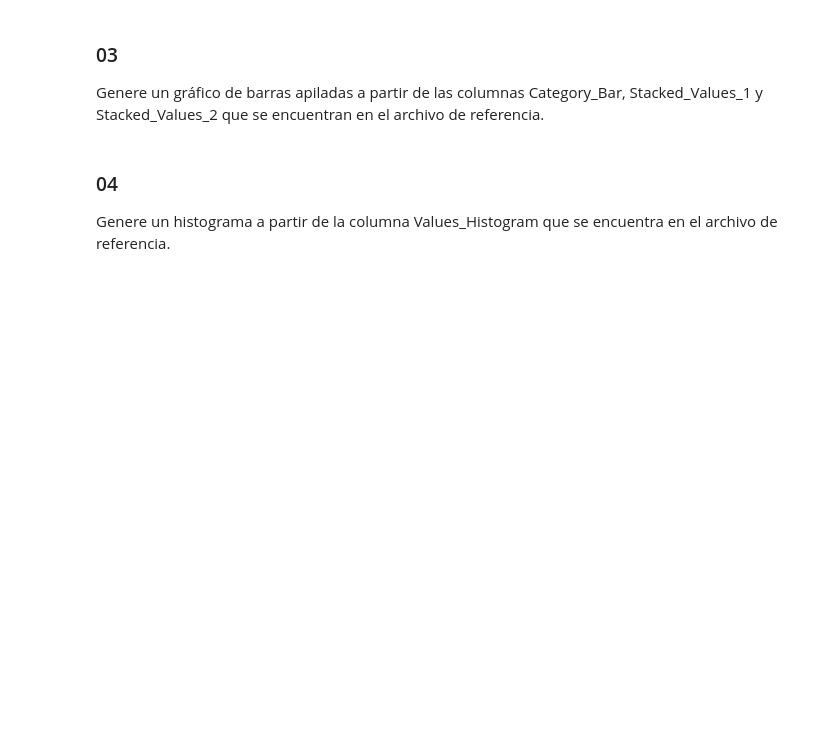
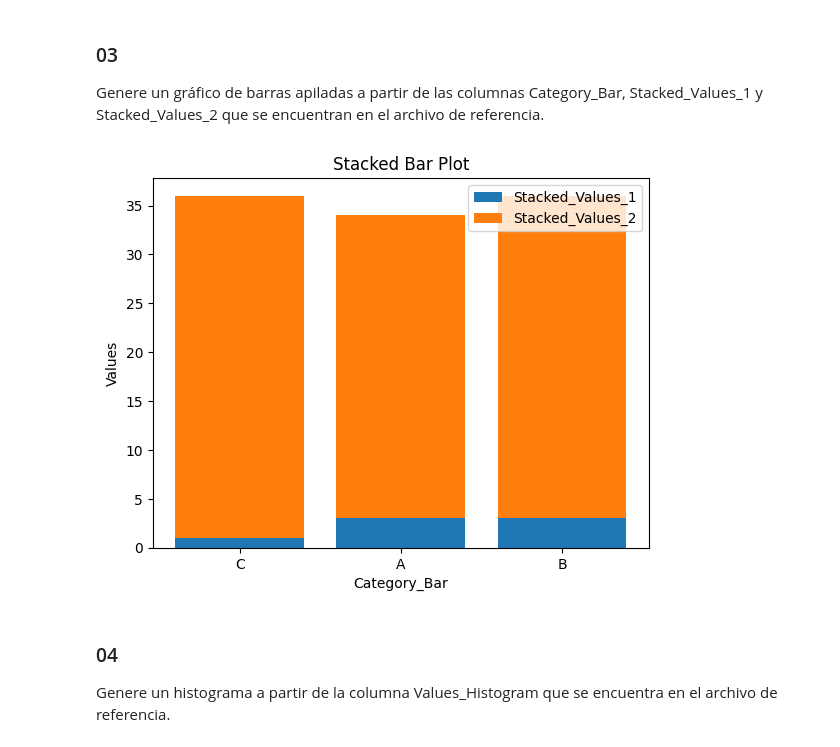
Before and after one commit to jgrajalesa/Talleres_PPI, a Jupyter notebook: Taller_04_Matplotlib.ipynb, the cells around one changed output. Drawn from its saved outputs; the diff is of its cells as text; code cells hidden in the pictures; blank space fills up the shorter version.

```diff
--- a/Taller_04_Matplotlib.ipynb
+++ b/Taller_04_Matplotlib.ipynb
@@ -823,3 +824,21 @@ Genere un gráfico de barras apiladas a partir de las columnas Category_Bar, Sta
+# %%
+# Importar las librerías necesarias
+import matplotlib.pyplot as plt
+
+# Crear el gráfico
+plt.bar(df['Category_Bar'], df['Stacked_Values_1'], label='Stacked_Values_1')
+plt.bar(df['Category_Bar'], df['Stacked_Values_2'], bottom=df['Stacked_Values_1'], label='Stacked_Values_2')
+
+#Agregar etiquetas, título y leyenda
+plt.xlabel('Category_Bar')
+plt.ylabel('Values')
+plt.title('Stacked Bar Plot')
+plt.legend()
+
+# Mostar el gráfico
+plt.show()
+# %% [output]
+[figure, added]
 # %% [markdown]
 ### 04
  Genere un histograma a partir de la columna Values_Histogram que se encuentra en el archivo de referencia.
```
Also changed, not shown: parts of 2 cells of this notebook.
